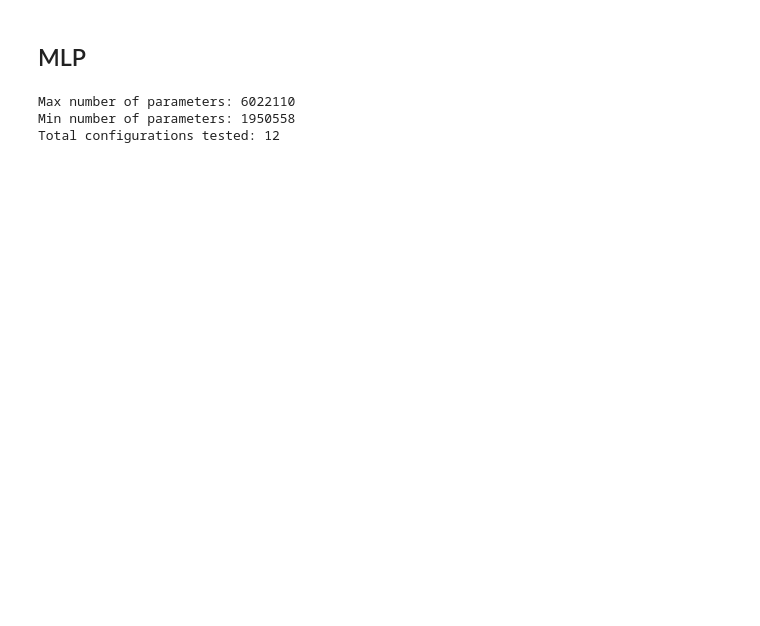
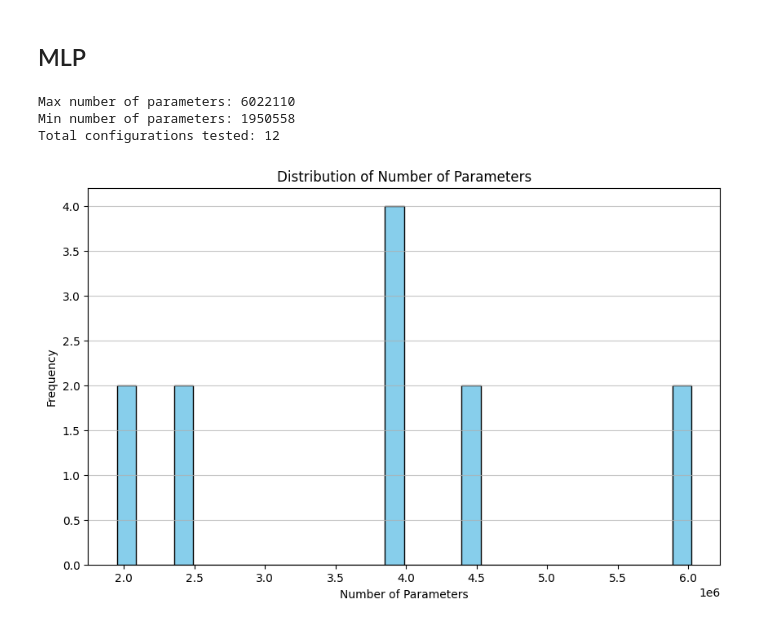
Before and after one commit to geometric-intelligence/TopoProteo, a Jupyter notebook: hyperparameter_search_analysis.ipynb, the cells around one changed output. Saved outputs shown, nothing was run; the diff lists cells and outputs as text; code cells hidden in the pictures; blank space fills up the shorter version.

```diff
--- a/hyperparameter_search_analysis.ipynb
+++ b/hyperparameter_search_analysis.ipynb
@@ -351,23 +415,34 @@ def load_readout_model(fc_dim, graph_encoder_dim, fc_act):
 # %%
 total_params_list_combined = []
 
 # Loop over all combos
 for fc_dim in readout_fc_dims:
     for graph_encoder_dim in readout_graph_encoder_dims:
         for fc_act in readout_fc_acts:
             try:
                 model = load_readout_model(fc_dim, graph_encoder_dim, fc_act)
                 total_params = sum(p.numel() for p in model.parameters())
                 total_params_list_combined.append(total_params)
             except Exception as e:
                 print(f"⚠️ Skipped combo due to error: {e}")
                 continue
 
 # Output results
 print("Max number of parameters:", max(total_params_list_combined))
 print("Min number of parameters:", min(total_params_list_combined))
 print("Total configurations tested:", len(total_params_list_combined))
+import matplotlib.pyplot as plt
+
+# Plot the distribution of the number of parameters
+plt.figure(figsize=(10, 6))
+plt.hist(total_params_list_combined, bins=30, color='skyblue', edgecolor='black')
+plt.title('Distribution of Number of Parameters')
+plt.xlabel('Number of Parameters')
+plt.ylabel('Frequency')
+plt.grid(axis='y', alpha=0.75)
+plt.show()
 # %% [output]
 Max number of parameters: 6022110
 Min number of parameters: 1950558
 Total configurations tested: 12
+[figure, added]
```
Also changed, not shown: parts of 10 cells of this notebook, 2 other files.
